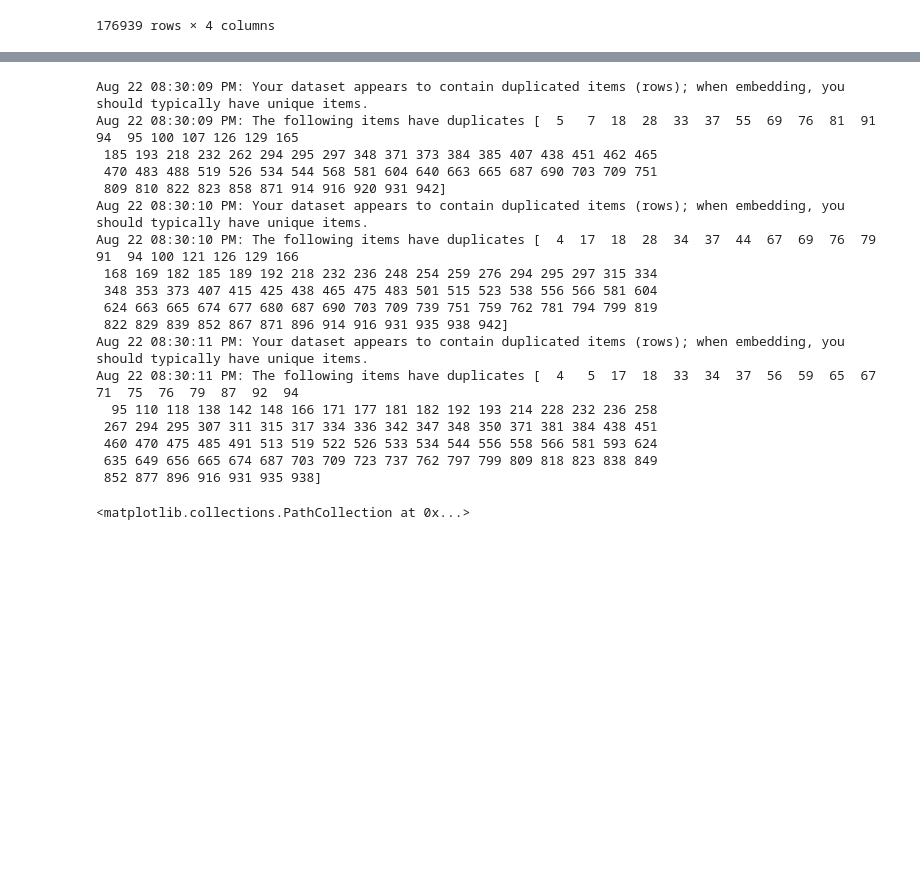
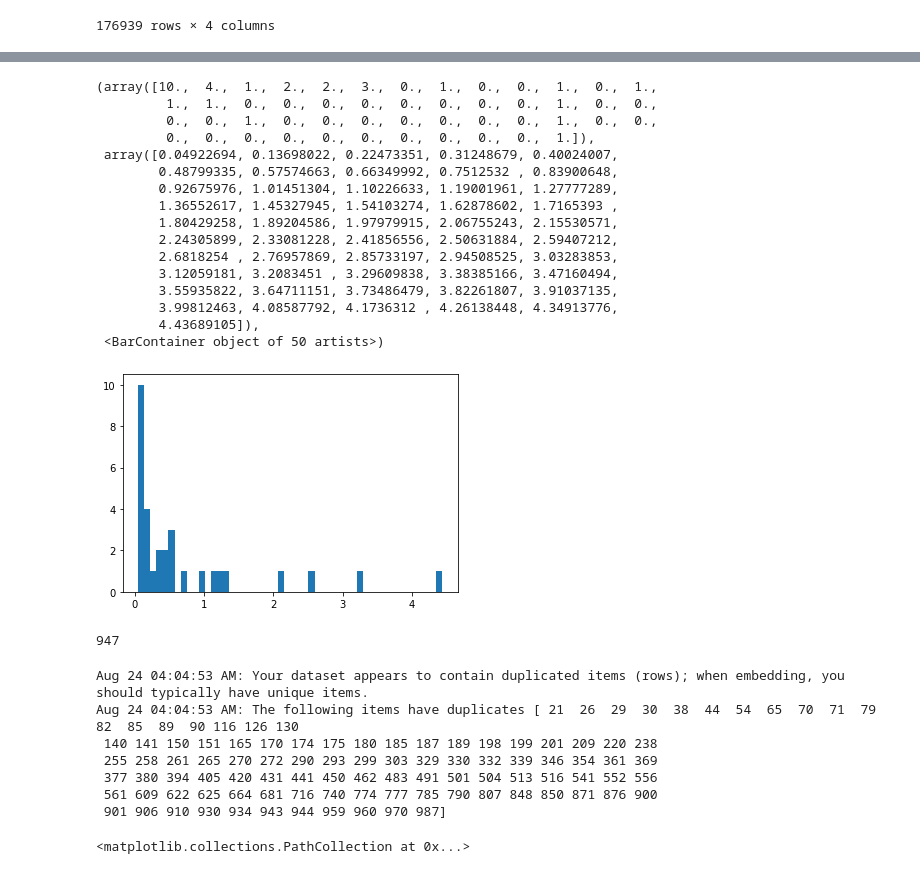
Before and after one commit to alecsharpie/game_asset_creation, a Jupyter notebook: notebooks/create_embedded_image_assets.ipynb, the cells around one changed output, grey strips where cells are left out. Cells and saved outputs as stored; diff of their text form; code cells hidden in the pictures; blank space fills up the shorter version.

```diff
--- a/notebooks/create_embedded_image_assets.ipynb
+++ b/notebooks/create_embedded_image_assets.ipynb
@@ -292,4 +339,6 @@ exist_df = pd.DataFrame({'short_img_path': pd.Series(all_imgs)})
 
 df = exist_df.merge(img_df, how = 'inner').drop_duplicates()
 
+df = df[df['clean_prompt'] != '']
+
 df_loop = df.sort_values('img_rating', ascending = False)[:1000]
@@ -312,6 +359,9 @@ for i, row in tqdm(df_loop.iterrows()):
 
         if img:
 
+            # calculate aesthetics here too
+            # https://github.com/christophschuhmann/improved-aesthetic-predictor
+
 
 #             clip_features_list.append(clip_encode_image(img)[0])
 
@@ -323,7 +373,7 @@ for i, row in tqdm(df_loop.iterrows()):
 
             simple_img = simplify_image(img, num_colors = 256, size = (128, 128))
 
-            simple_img = add_border(simple_img, width = 8)
+            simple_img = add_border(simple_img, width = 8, caption = caption.replace('_', ' ').replace('.png', ''))
 
             save_img(simple_img, caption, destination_folder = '../raw_data/sac_images4')
 
@@ -379,0 +406,28 @@ len(image_path_list)
+# %%
+log_col_emb = np.ma.log(colour_embeddings).filled(0)
+
+keep_mask = log_col_emb.mean(axis = 0) > sorted(log_col_emb.mean(axis = 0))[32]
+
+# keep_mask = log_col_emb.sum(axis = 0) > sorted(log_col_emb.sum(axis = 0))[40]
+
+common_colors = log_col_emb[:, keep_mask]
+
+plt.hist(log_col_emb.mean(axis = 0)[keep_mask], bins = 50)
+# %% [output]
+(array([10.,  4.,  1.,  2.,  2.,  3.,  0.,  1.,  0.,  0.,  1.,  0.,  1.,
+         1.,  1.,  0.,  0.,  0.,  0.,  0.,  0.,  0.,  0.,  1.,  0.,  0.,
+         0.,  0.,  1.,  0.,  0.,  0.,  0.,  0.,  0.,  0.,  1.,  0.,  0.,
+         0.,  0.,  0.,  0.,  0.,  0.,  0.,  0.,  0.,  0.,  1.]),
+ array([0.04922694, 0.13698022, 0.22473351, 0.31248679, 0.40024007,
+        0.48799335, 0.57574663, 0.66349992, 0.7512532 , 0.83900648,
+        0.92675976, 1.01451304, 1.10226633, 1.19001961, 1.27777289,
+        1.36552617, 1.45327945, 1.54103274, 1.62878602, 1.7165393 ,
+        1.80429258, 1.89204586, 1.97979915, 2.06755243, 2.15530571,
+        2.24305899, 2.33081228, 2.41856556, 2.50631884, 2.59407212,
+        2.6818254 , 2.76957869, 2.85733197, 2.94508525, 3.03283853,
+        3.12059181, 3.2083451 , 3.29609838, 3.38385166, 3.47160494,
+        3.55935822, 3.64711151, 3.73486479, 3.82261807, 3.91037135,
+        3.99812463, 4.08587792, 4.1736312 , 4.26138448, 4.34913776,
+        4.43689105]),
+ <BarContainer object of 50 artists>)
+[figure, added]
@@ -380,3 +440,7 @@ len(image_path_list)
+# %%
+len(image_path_list)
+# %% [output]
+947
 # %%
 both_embeddings = np.hstack([s_image_embeddings, s_colour_embeddings])
 # %%
@@ -384,33 +448,22 @@ img_array_list = [np.array(Image.open(f'../raw_data/sac_images4/{image_path}'))/
 # %%
 import pymde
 
-image_mde = pymde.preserve_neighbors(s_image_embeddings, embedding_dim=2)
-mde_image_2d = image_mde.embed()
+# image_mde = pymde.preserve_neighbors(s_image_embeddings, embedding_dim=2)
+# mde_image_2d = image_mde.embed()
 
-image_mde = pymde.preserve_neighbors(both_embeddings, embedding_dim=2)
-mde_both_2d = image_mde.embed()
+# image_mde = pymde.preserve_neighbors(both_embeddings, embedding_dim=2)
+# mde_both_2d = image_mde.embed()
 
 colour_mde = pymde.preserve_neighbors(s_colour_embeddings, embedding_dim=2)
 mde_colour_2d = colour_mde.embed()
 # %% [output]
-Aug 22 08:30:09 PM: Your dataset appears to contain duplicated items (rows); when embedding, you should typically have unique items.
-Aug 22 08:30:09 PM: The following items have duplicates [  5   7  18  28  33  37  55  69  76  81  91  94  95 100 107 126 129 165
- 185 193 218 232 262 294 295 297 348 371 373 384 385 407 438 451 462 465
- 470 483 488 519 526 534 544 568 581 604 640 663 665 687 690 703 709 751
- 809 810 822 823 858 871 914 916 920 931 942]
-Aug 22 08:30:10 PM: Your dataset appears to contain duplicated items (rows); when embedding, you should typically have unique items.
-Aug 22 08:30:10 PM: The following items have duplicates [  4  17  18  28  34  37  44  67  69  76  79  91  94 100 121 126 129 166
- 168 169 182 185 189 192 218 232 236 248 254 259 276 294 295 297 315 334
- 348 353 373 407 415 425 438 465 475 483 501 515 523 538 556 566 581 604
- 624 663 665 674 677 680 687 690 703 709 739 751 759 762 781 794 799 819
- 822 829 839 852 867 871 896 914 916 931 935 938 942]
-Aug 22 08:30:11 PM: Your dataset appears to contain duplicated items (rows); when embedding, you should typically have unique items.
-Aug 22 08:30:11 PM: The following items have duplicates [  4   5  17  18  33  34  37  56  59  65  67  71  75  76  79  87  92  94
-  95 110 118 138 142 148 166 171 177 181 182 192 193 214 228 232 236 258
- 267 294 295 307 311 315 317 334 336 342 347 348 350 371 381 384 438 451
- 460 470 475 485 491 513 519 522 526 533 534 544 556 558 566 581 593 624
- 635 649 656 665 674 687 703 709 723 737 762 797 799 809 818 823 838 849
- 852 877 896 916 931 935 938]
+Aug 24 04:04:53 AM: Your dataset appears to contain duplicated items (rows); when embedding, you should typically have unique items.
+Aug 24 04:04:53 AM: The following items have duplicates [ 21  26  29  30  38  44  54  65  70  71  79  82  85  89  90 116 126 130
+ 140 141 150 151 165 170 174 175 180 185 187 189 198 199 201 209 220 238
+ 255 258 261 265 270 272 290 293 299 303 329 330 332 339 346 354 361 369
+ 377 380 394 405 420 431 441 450 462 483 491 501 504 513 516 541 552 556
+ 561 609 622 625 664 681 716 740 774 777 785 790 807 848 850 871 876 900
+ 901 906 910 930 934 943 944 959 960 970 987]
 # %%
 import matplotlib.pyplot as plt
 plt.scatter(mde_both_2d[-200:, 0], mde_both_2d[-200:, 1])
```
Also changed, not shown: parts of 64 cells of this notebook, 5 other files.
